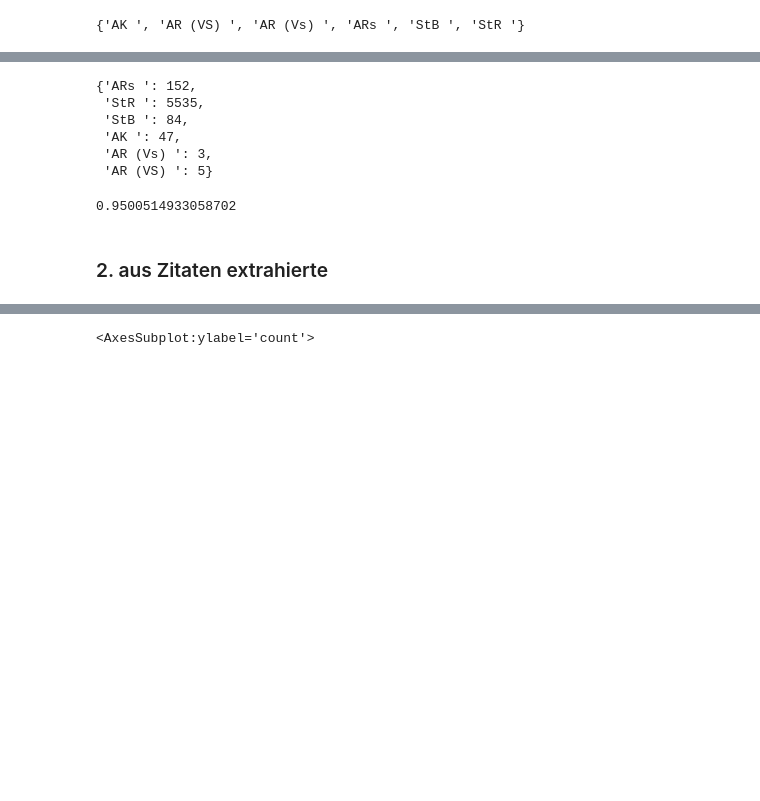
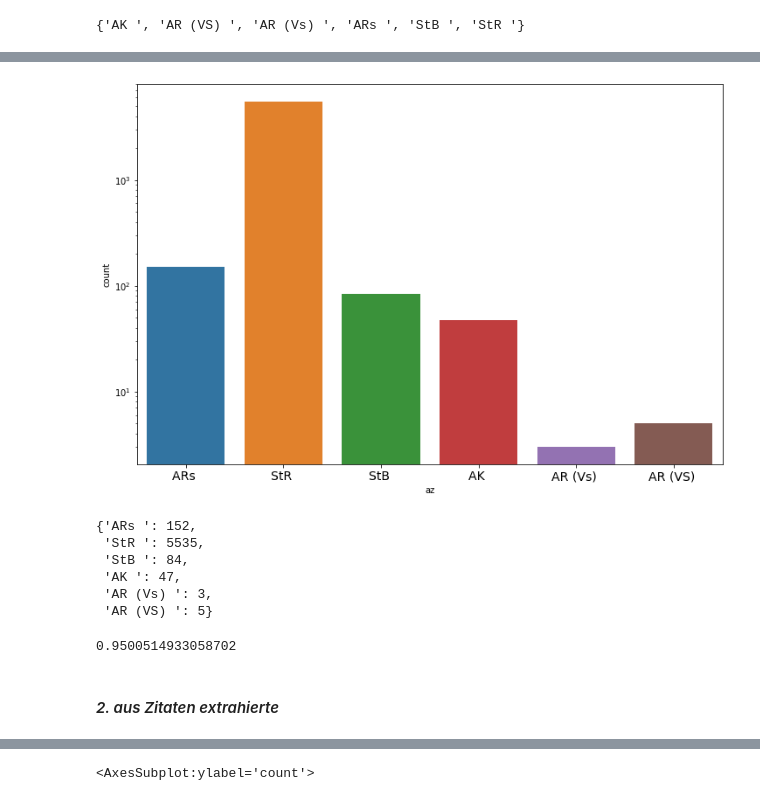
Before and after one commit to Balilicious/legal-decisions-recommender, a Jupyter notebook: CitationExtraction.ipynb, the cells around one changed output, grey strips where cells are left out. Cells and saved outputs as stored; diff of their text form; code cells hidden in the pictures; blank space fills up the shorter version.

```diff
--- a/CitationExtraction.ipynb
+++ b/CitationExtraction.ipynb
@@ -607,19 +568,29 @@ doc_az_regz_list = doc_az_regz.tolist()
+# %%
+# plot Registerzeichen in AZ
+f3 = plt.figure(figsize=(12,8))
+plt.xticks(fontsize=14)
+plt.yscale('log')
+sns.countplot(doc_az_regz)
+# f3.savefig("images/plots/regz_in_az.png", bbox_inches="tight", dpi=600)
+# %% [output]
+[figure, added]
 # %%
+# count Registerzeichen in AZ
+doc_az_regz_list = doc_az_regz.tolist()
 reg_dict = {i: doc_az_regz_list.count(i) for i in doc_az_regz_list}
+reg_dict
+# %% [output]
+{'ARs ': 152,
+ 'StR ': 5535,
+ 'StB ': 84,
+ 'AK ': 47,
+ 'AR (Vs) ': 3,
+ 'AR (VS) ': 5}
-# %%
-reg_dict
-# %% [output]
-{'ARs ': 152,
- 'StR ': 5535,
- 'StB ': 84,
- 'AK ': 47,
- 'AR (Vs) ': 3,
- 'AR (VS) ': 5}
 # %%
 reg_dict.get("StR ") / sum(reg_dict.values())
 # --> 95% der Registerzeichen in allen Az sind StR
 # %% [output]
 0.9500514933058702
 # %% [markdown]
-### 2. aus Zitaten extrahierte
+#### _2. aus Zitaten extrahierte_
 # %%
```
Also changed, not shown: parts of 297 cells of this notebook.
